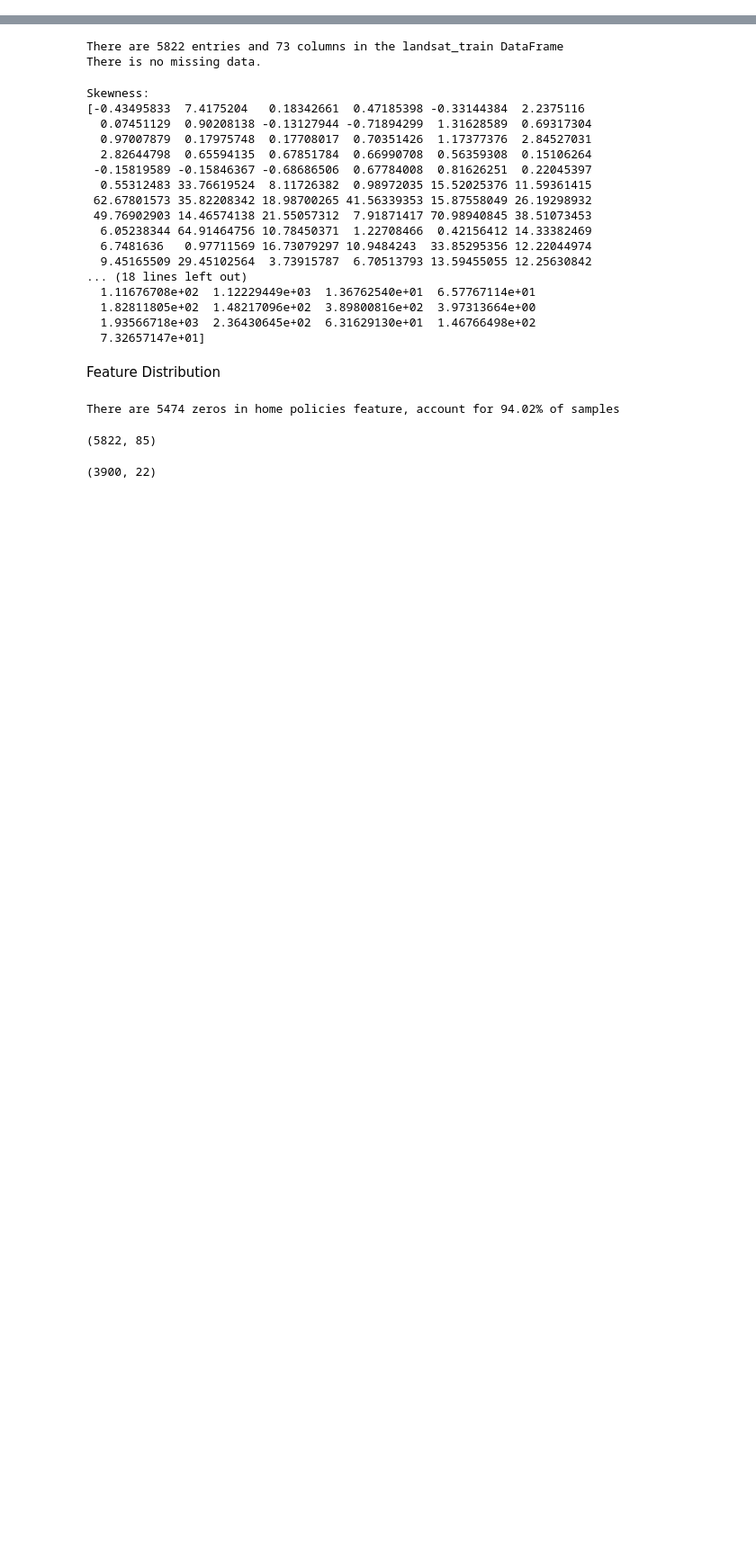
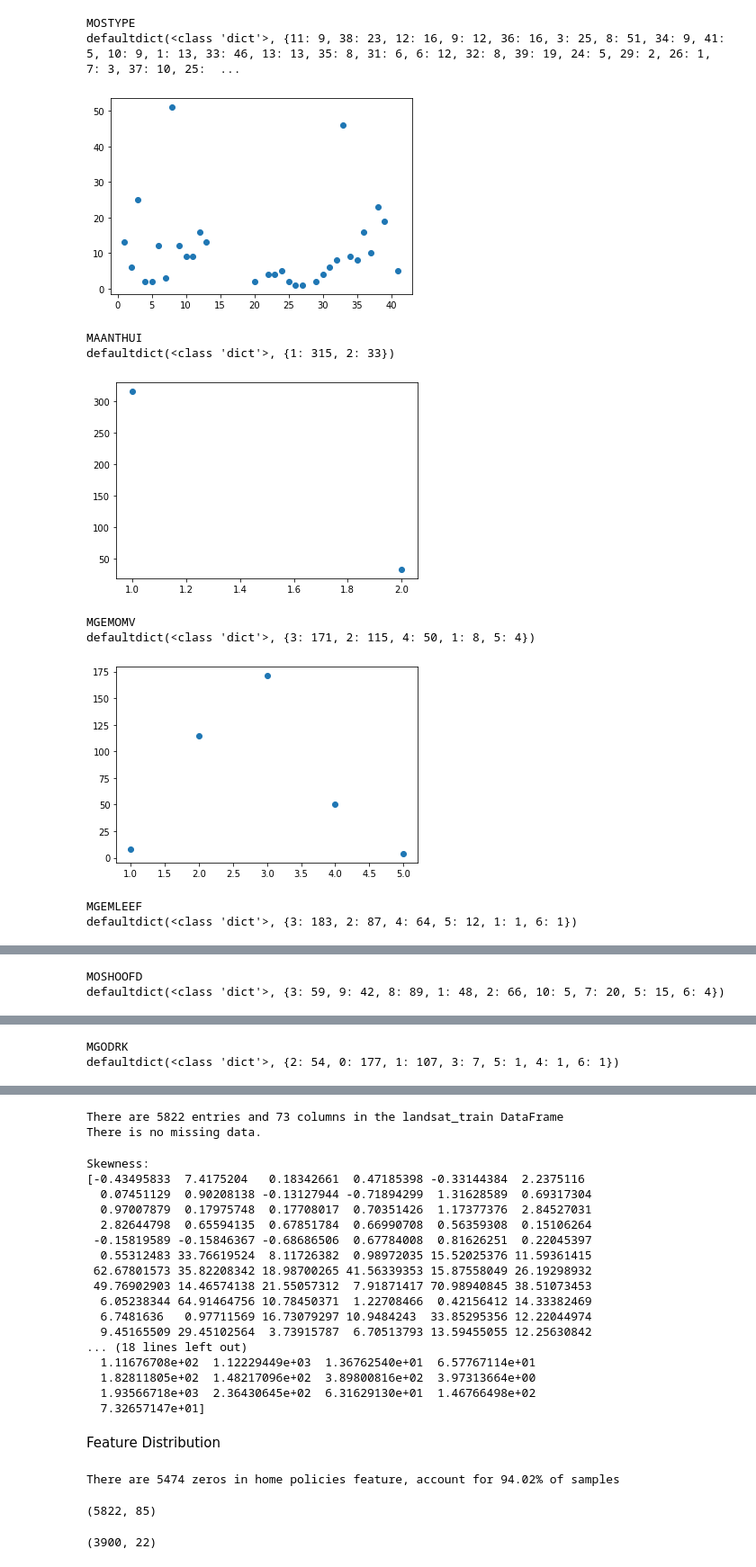
Before and after one commit to jinrainyyy/DME, a Jupyter notebook: project.ipynb, the cells around one changed output, grey strips where cells are left out. Shown at 90% size. Saved outputs shown, nothing was run; the diff lists cells and outputs as text; code cells hidden in the pictures; blank space fills up the shorter version.

```diff
--- a/project.ipynb
+++ b/project.ipynb
@@ -21,12 +21,15 @@ landsat_train = pd.read_csv(train_path, delimiter = ',',header=0)
 X_test = pd.read_csv(X_test_path, delimiter = ' ',header=None)
 y_test = pd.read_csv(y_test_path, delimiter = ' ',header=None)
 # %%
-# #未处理原始数据
-# or_train_path = os.path.join(os.getcwd(), 'project','dataset', 'ticdata2000_orig.csv')
+#未处理原始数据
+or_train_path = os.path.join(os.getcwd(), 'project','dataset', 'ticdata2000_orig.csv')
+label_path = os.path.join(os.getcwd(), 'project','dataset', 'labels.csv')
 # val_path = os.path.join(os.getcwd(), 'project', 'dataset', 'ticeval2000.txt')
 # test_path = os.path.join(os.getcwd(), 'project', 'dataset', 'tictgts2000.txt')
-# landsat_train_original = pd.read_csv(or_train_path, delimiter = ',',header=0)
-# print(landsat_train_original.shape)
+landsat_train_original = pd.read_csv(or_train_path, delimiter = ',',header=0)
+landsat_labels_original = pd.read_csv(label_path, delimiter = ',',header=0)
+
+print(landsat_labels_original.iloc[:,0].tolist())
 # X_test = pd.read_csv(val_path, delimiter = ' ',header=None)
 # y_test = pd.read_csv(test_path, delimiter = ' ',header=None)
 # %% [output]
@@ -33,0 +37,41 @@ y_test = pd.read_csv(y_test_path, delimiter = ' ',header=None)
+# %%
+x =[]
+y =[]
+def draw_relation(feature):
+    features = []
+    policy = []
+    dic = defaultdict(dict)
+    for ii in range(landsat_train_original.shape[0]):
+        if (landsat_train_original["CARAVAN"][ii] == 1):
+            if (dic.get(landsat_train_original[feature][ii])):
+                dic[landsat_train_original[feature][ii]] += 1
+            else :
+                dic[landsat_train_original[feature][ii]] = 1
+    for i in sorted (dic) :
+        features.append(i)
+        policy.append(dic[i])
+    print(dic)
+    x.append(features)
+    y.append(policy)
+# %%
+labels = landsat_labels_original.iloc[:,0].tolist()
+for i in range(0,85):
+    print(labels[i])
+    draw_relation(labels[i])
+    plt.scatter(x[i],y[i])
+    plt.xlabel = labels[i]
+    plt.ylabel = "policy"
+    plt.show()
+    #plt.savefig('./project/relation_fig/{}.png'.format(labels[i]))
+# %% [output]
+MOSTYPE
+defaultdict(<class 'dict'>, {11: 9, 38: 23, 12: 16, 9: 12, 36: 16, 3: 25, 8: 51, 34: 9, 41: 5, 10: 9, 1: 13, 33: 46, 13: 13, 35: 8, 31: 6, 6: 12, 32: 8, 39: 19, 24: 5, 29: 2, 26: 1, 7: 3, 37: 10, 25:  ...
+[figure, added]
+MAANTHUI
+defaultdict(<class 'dict'>, {1: 315, 2: 33})
+[figure, added]
+MGEMOMV
+defaultdict(<class 'dict'>, {3: 171, 2: 115, 4: 50, 1: 8, 5: 4})
+[figure, added]
+MGEMLEEF
+defaultdict(<class 'dict'>, {3: 183, 2: 87, 4: 64, 5: 12, 1: 1, 6: 1})
@@ -33,0 +79,2 @@ y_test = pd.read_csv(y_test_path, delimiter = ' ',header=None)
+MOSHOOFD
+defaultdict(<class 'dict'>, {3: 59, 9: 42, 8: 89, 1: 48, 2: 66, 10: 5, 7: 20, 5: 15, 6: 4})
@@ -33,0 +82,2 @@ y_test = pd.read_csv(y_test_path, delimiter = ' ',header=None)
+MGODRK
+defaultdict(<class 'dict'>, {2: 54, 0: 177, 1: 107, 3: 7, 5: 1, 4: 1, 6: 1})
```
Also changed, not shown: parts of 11 cells of this notebook.
